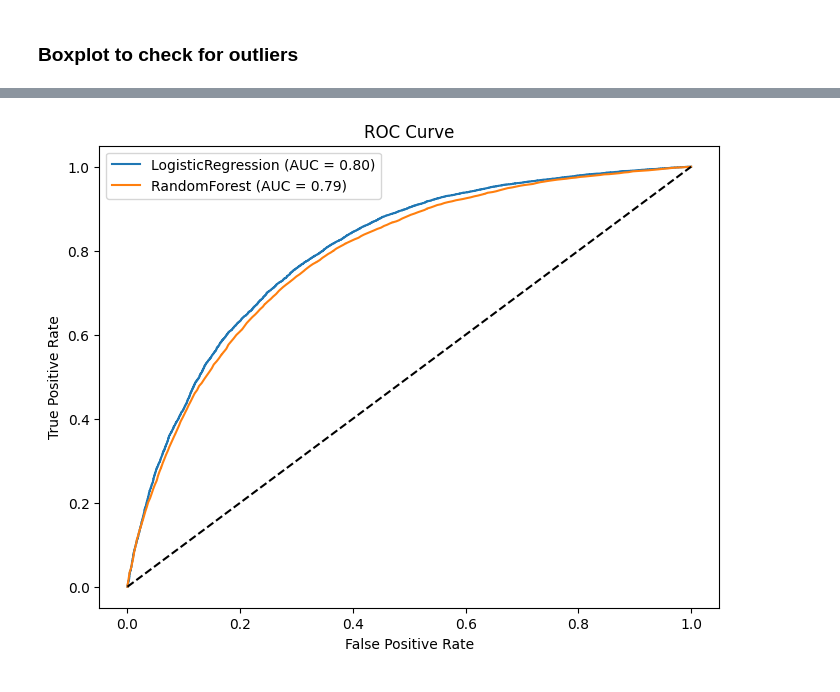
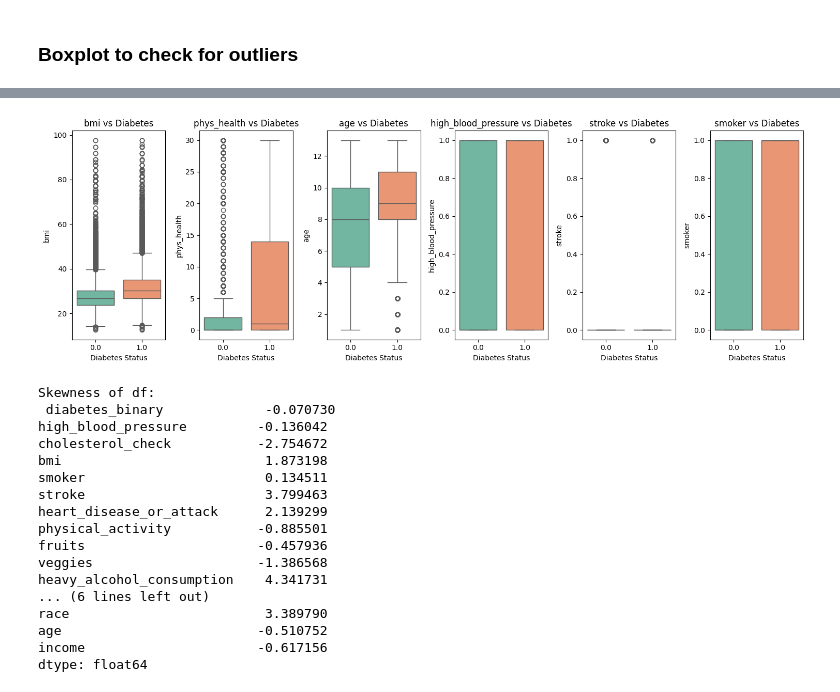
Before and after one commit to isaiahokumu/diabetes-prediction-model, a Jupyter notebook: diabetes.ipynb, the cells around one changed output, grey strips where cells are left out. Drawn from its saved outputs; the diff is of its cells as text; code cells hidden in the pictures.

```diff
--- a/diabetes.ipynb
+++ b/diabetes.ipynb
@@ -1152,20 +1057,39 @@ RandomForest Performance:
-# %%
-# 6. ROC. Curve
-plt.figure(figsize=(8, 6))
-for name, metrics in results.items():
-    model = metrics["pipeline"]
-    y_proba = model.predict_proba(X_test)[:, 1]
-    fpr, tpr, _ = roc_curve(y_test, y_proba)
-    plt.plot(fpr, tpr, label=f"{name} (AUC = {auc(fpr, tpr):.2f})")
-
-plt.plot([0, 1], [0, 1], "k--")
-plt.xlabel("False Positive Rate")
-plt.ylabel("True Positive Rate")
-plt.title("ROC Curve")
-plt.legend()
-plt.show()
-# %% [output]
-[figure, removed]
+# %%
+fig, axes = plt.subplots(1, 6, figsize=(15,5))
+
+for ax, col in zip(axes, features):
+    sns.boxplot(x='diabetes_binary', y=col, hue='diabetes_binary',
+            data=df, palette='Set2', legend=False, ax=ax)
+
+    ax.set_title(f"{col} vs Diabetes")
+    ax.set_xlabel("Diabetes Status")
+    ax.set_ylabel(col)
+
+plt.tight_layout()
+plt.show()
+# %% [output]
+[figure, added]
+# %%
+skew_df = df.skew(numeric_only=True)
+print("Skewness of df:\n", skew_df)
+# %% [output]
+Skewness of df:
+ diabetes_binary             -0.070730
+high_blood_pressure         -0.136042
+cholesterol_check           -2.754672
+bmi                          1.873198
+smoker                       0.134511
+stroke                       3.799463
+heart_disease_or_attack      2.139299
+physical_activity           -0.885501
+fruits                      -0.457936
+veggies                     -1.386568
+heavy_alcohol_consumption    4.341731
+... (6 lines left out)
+race                         3.389790
+age                         -0.510752
+income                      -0.617156
+dtype: float64
 # %%
 # 7. Feature Importance
 feature_names = X.columns.tolist()
```
Also changed, not shown: parts of 33 cells of this notebook.
